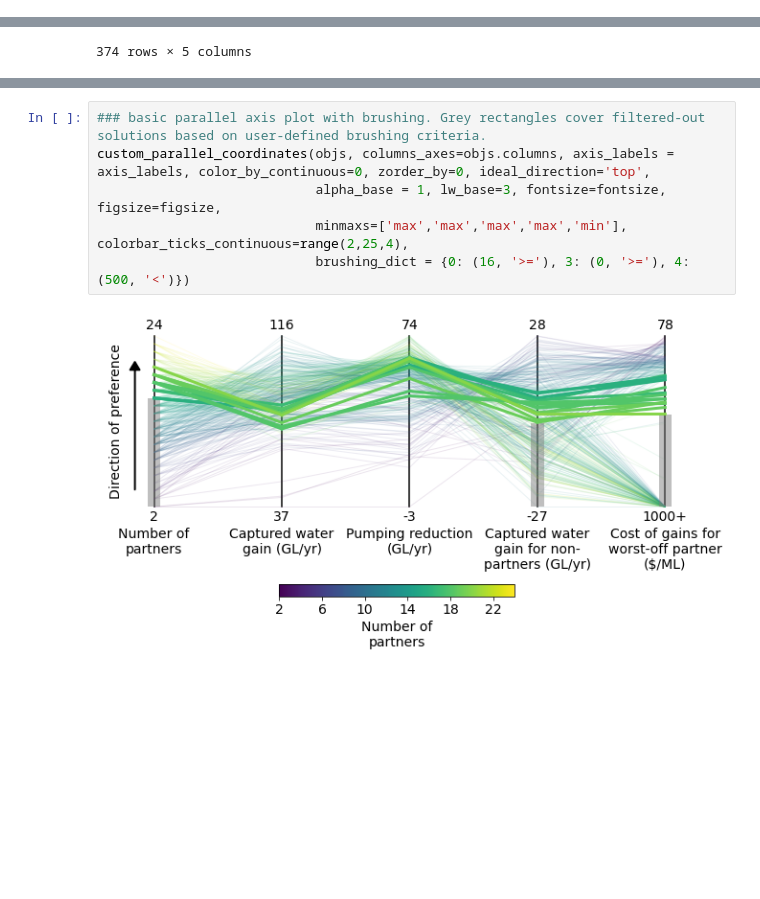
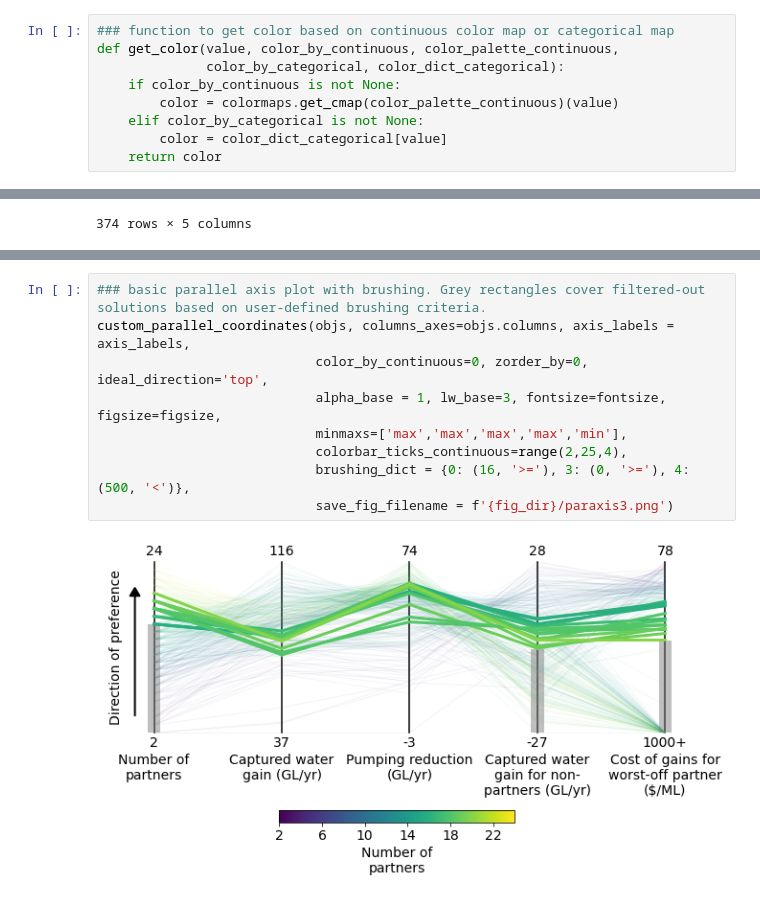
Before and after one commit to reedgroup/reedgroup.github.io, a Jupyter notebook: docs/FigureLibrary/ParallelCoordinatesPlots.ipynb, the cells around one changed output, grey strips where cells are left out. Saved outputs shown, nothing was run; the diff lists cells and outputs as text; blank space fills up the shorter version.

```diff
--- a/docs/FigureLibrary/ParallelCoordinatesPlots.ipynb
+++ b/docs/FigureLibrary/ParallelCoordinatesPlots.ipynb
@@ -25,0 +74,9 @@ fontsize = 14
+# %%
+### function to get color based on continuous color map or categorical map
+def get_color(value, color_by_continuous, color_palette_continuous,
+              color_by_categorical, color_dict_categorical):
+    if color_by_continuous is not None:
+        color = colormaps.get_cmap(color_palette_continuous)(value)
+    elif color_by_categorical is not None:
+        color = color_dict_categorical[value]
+    return color
@@ -264,8 +326,11 @@ custom_parallel_coordinates(objs, columns_axes=objs.columns, axis_labels = axis_
 # %%
 ### basic parallel axis plot with brushing. Grey rectangles cover filtered-out solutions based on user-defined brushing criteria.
-custom_parallel_coordinates(objs, columns_axes=objs.columns, axis_labels = axis_labels, color_by_continuous=0, zorder_by=0, ideal_direction='top',
+custom_parallel_coordinates(objs, columns_axes=objs.columns, axis_labels = axis_labels,
+                            color_by_continuous=0, zorder_by=0, ideal_direction='top',
                             alpha_base = 1, lw_base=3, fontsize=fontsize, figsize=figsize,
-                            minmaxs=['max','max','max','max','min'], colorbar_ticks_continuous=range(2,25,4),
-                            brushing_dict = {0: (16, '>='), 3: (0, '>='), 4: (500, '<')})
+                            minmaxs=['max','max','max','max','min'],
+                            colorbar_ticks_continuous=range(2,25,4),
+                            brushing_dict = {0: (16, '>='), 3: (0, '>='), 4: (500, '<')},
+                            save_fig_filename = f'{fig_dir}/paraxis3.png')
 # %% [output]
-[figure, old version]
+[figure, new version]
```
Also changed, not shown: parts of 24 cells of this notebook, 3 other files.
